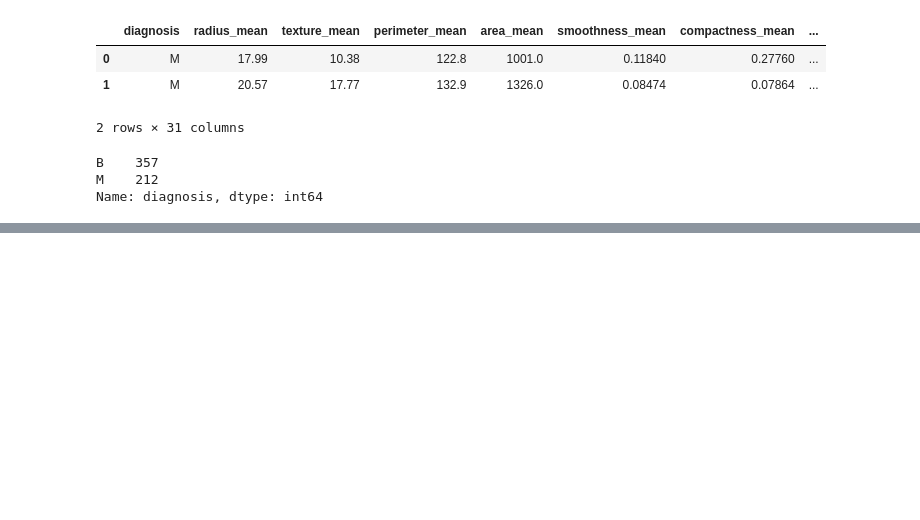
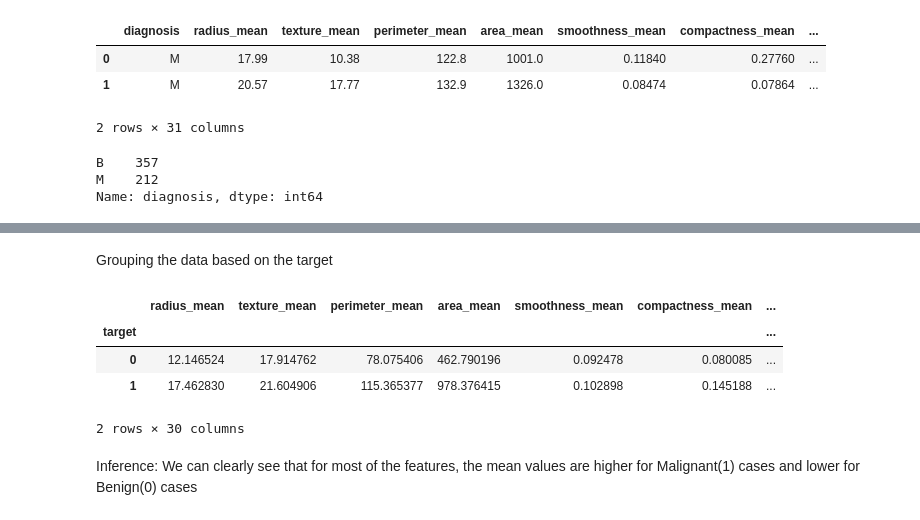
Before and after one commit to Rishiraj-singh7/breast_cancer_EDA, a Jupyter notebook: mian.ipynb, the cells around one changed output, grey strips where cells are left out. Saved outputs shown, nothing was run; the diff lists cells and outputs as text; code cells hidden in the pictures; blank space fills up the shorter version.

```diff
--- a/mian.ipynb
+++ b/mian.ipynb
@@ -136,0 +167,12 @@ Name: diagnosis, dtype: int64
+# %% [markdown]
+Grouping the data based on the target
+# %%
+breast_cancer_data.groupby('target').mean()
+# %% [output]
+|  | radius_mean | texture_mean | perimeter_mean | area_mean | smoothness_mean | compactness_mean | ... |
+| target |  |  |  |  |  |  | ... |
+| 0 | 12.146524 | 17.914762 | 78.075406 | 462.790196 | 0.092478 | 0.080085 | ... |
+| 1 | 17.462830 | 21.604906 | 115.365377 | 978.376415 | 0.102898 | 0.145188 | ... |
+2 rows × 30 columns
+# %% [markdown]
+Inference: We can clearly see that for most of the features, the mean values are higher for Malignant(1) cases and lower for Benign(0) cases
```
Also changed, not shown: parts of 6 cells of this notebook.
